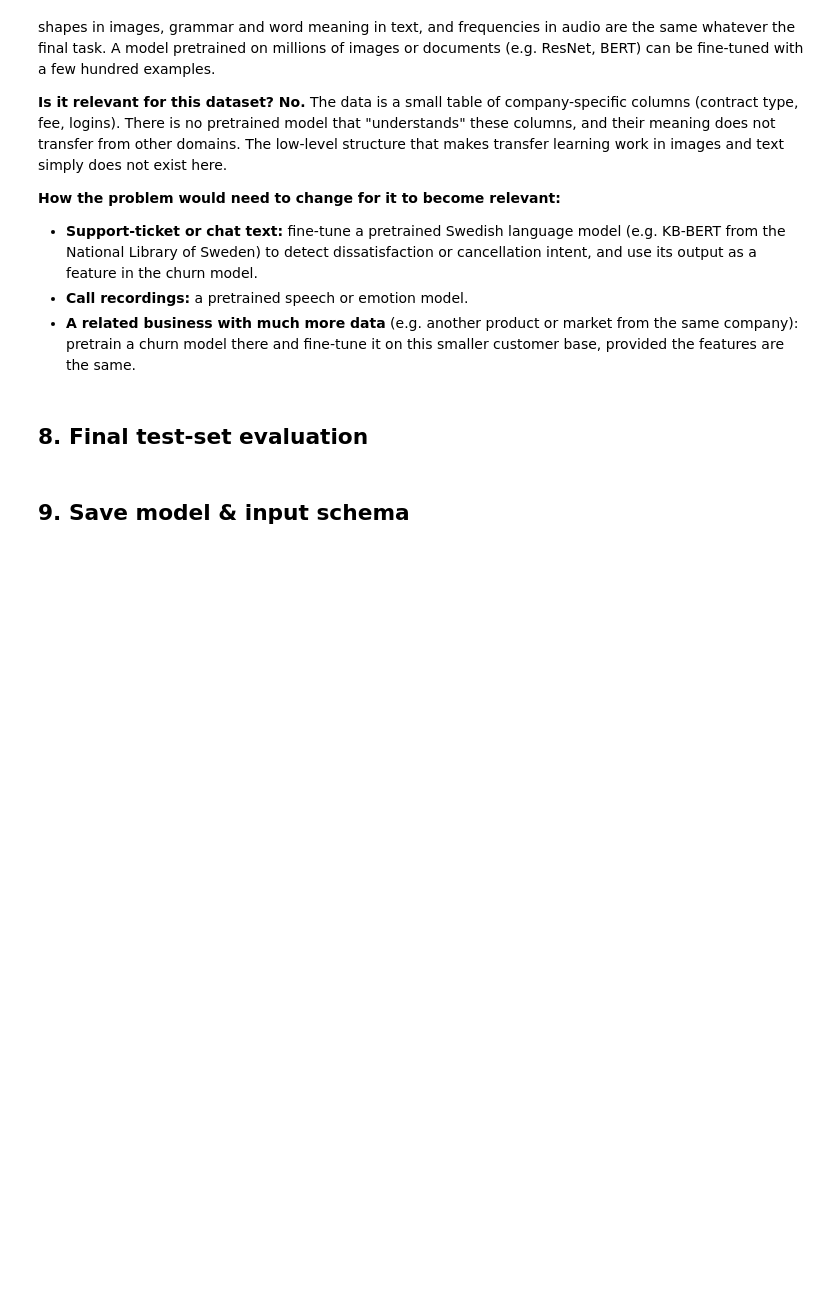
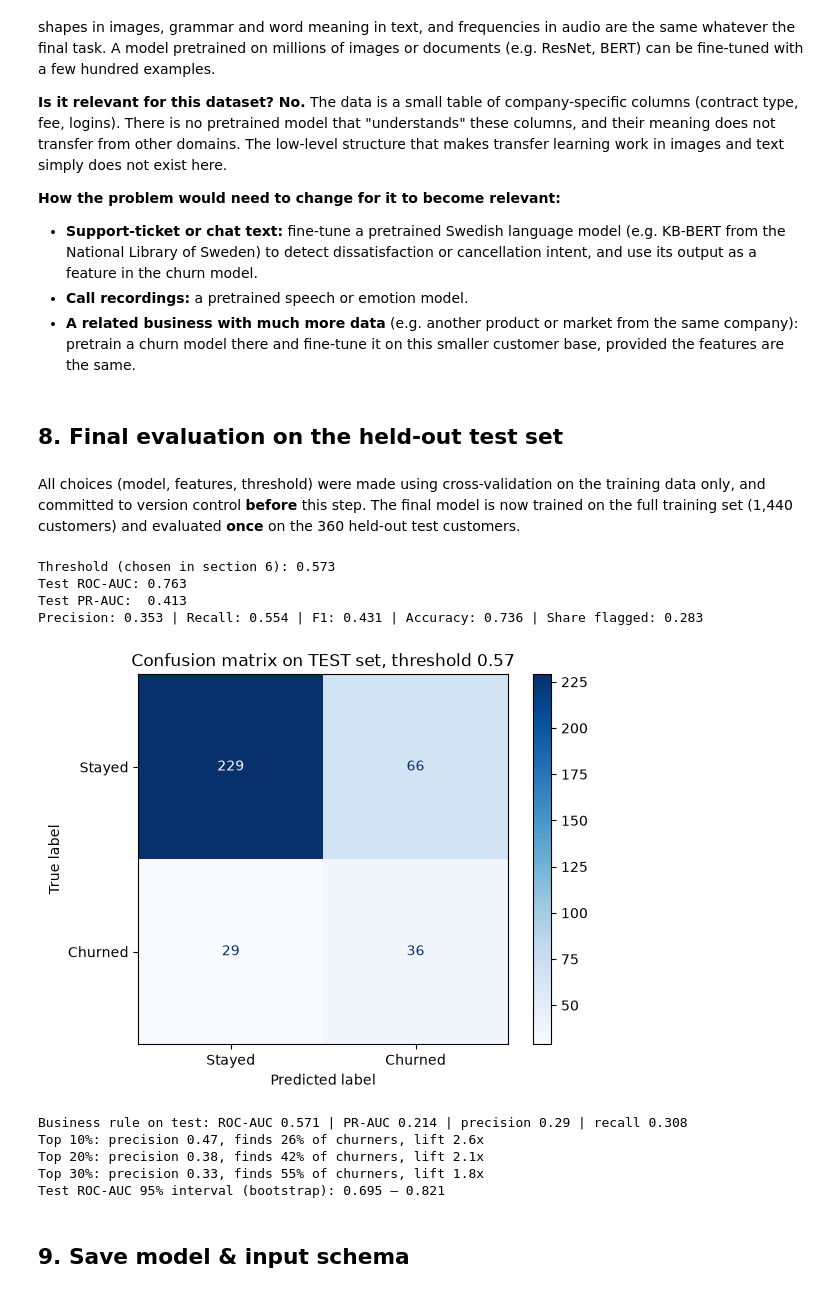
Before and after one commit to mineterkan/customer-churn-prediction, a Jupyter notebook: notebooks/churn_analysis.ipynb, the cells around one changed output. Saved outputs shown, nothing was run; the diff lists cells and outputs as text; code cells hidden in the pictures; blank space fills up the shorter version.

Commit message:
Evaluate final model once on held-out test set

```diff
--- a/notebooks/churn_analysis.ipynb
+++ b/notebooks/churn_analysis.ipynb
@@ -1058,6 +1058,62 @@ Stopped after 44 epochs; best epoch 19
 - **Call recordings:** a pretrained speech or emotion model.
 - **A related business with much more data** (e.g. another product or market from the same company): pretrain a churn model there and fine-tune it on this smaller customer base, provided the features are the same.
 # %% [markdown]
-## 8. Final test-set evaluation
+## 8. Final evaluation on the held-out test set
+# %% [markdown]
+All choices (model, features, threshold) were made using cross-validation on the training data only, and committed to version control **before** this step. The final model is now trained on the full training set (1,440 customers) and evaluated **once** on the 360 held-out test customers.
+# %%
+final_model = make_final_model().fit(X_train_final, y_train)
+test_proba = final_model.predict_proba(X_test_final)[:, 1]
+test_pred = (test_proba >= THRESHOLD).astype(int)
+
+print(f"Threshold (chosen in section 6): {THRESHOLD:.3f}")
+print("Test ROC-AUC:", round(roc_auc_score(y_test, test_proba), 3))
+print("Test PR-AUC: ", round(average_precision_score(y_test, test_proba), 3))
+print("Precision:", round(precision_score(y_test, test_pred), 3),
+      "| Recall:", round(recall_score(y_test, test_pred), 3),
+      "| F1:", round(f1_score(y_test, test_pred), 3),
+      "| Accuracy:", round(accuracy_score(y_test, test_pred), 3),
+      "| Share flagged:", round(test_pred.mean(), 3))
+
+cm_test = confusion_matrix(y_test, test_pred)
+ConfusionMatrixDisplay(cm_test, display_labels=["Stayed", "Churned"]).plot(cmap="Blues", values_format="d")
+plt.title(f"Confusion matrix on TEST set, threshold {THRESHOLD:.2f}")
+plt.savefig("../figures/confusion_matrix_test.png", dpi=150, bbox_inches="tight")
+plt.show()
+# %% [output]
+Threshold (chosen in section 6): 0.573
+Test ROC-AUC: 0.763
+Test PR-AUC:  0.413
+Precision: 0.353 | Recall: 0.554 | F1: 0.431 | Accuracy: 0.736 | Share flagged: 0.283
+[figure, added]
+# %%
+rule_test = business_rule(X_test)
+print("Business rule on test: ROC-AUC", round(roc_auc_score(y_test, rule_test), 3),
+      "| PR-AUC", round(average_precision_score(y_test, rule_test), 3),
+      "| precision", round(precision_score(y_test, rule_test), 3),
+      "| recall", round(recall_score(y_test, rule_test), 3))
+
+order = np.argsort(-test_proba)
+y_sorted = y_test.values[order]
+for k in [0.10, 0.20, 0.30]:
+    n = int(len(order) * k)
+    print(f"Top {k:.0%}: precision {y_sorted[:n].mean():.2f}, "
+          f"finds {y_sorted[:n].sum() / y_sorted.sum():.0%} of churners, "
+          f"lift {y_sorted[:n].mean() / y_test.mean():.1f}x")
+
+rng = np.random.default_rng(RANDOM_STATE)
+boot = []
+for _ in range(1000):
+    idx = rng.integers(0, len(y_test), len(y_test))
+    if y_test.values[idx].sum() > 0:
+        boot.append(roc_auc_score(y_test.values[idx], test_proba[idx]))
+low, high = np.percentile(boot, [2.5, 97.5])
+print(f"Test ROC-AUC 95% interval (bootstrap): {low:.3f} – {high:.3f}")
+# %% [output]
+Business rule on test: ROC-AUC 0.571 | PR-AUC 0.214 | precision 0.29 | recall 0.308
+Top 10%: precision 0.47, finds 26% of churners, lift 2.6x
+Top 20%: precision 0.38, finds 42% of churners, lift 2.1x
+Top 30%: precision 0.33, finds 55% of churners, lift 1.8x
+Test ROC-AUC 95% interval (bootstrap): 0.695 – 0.821
 # %% [markdown]
 ## 9. Save model & input schema
```
Also changed, not shown: 1 other file.
